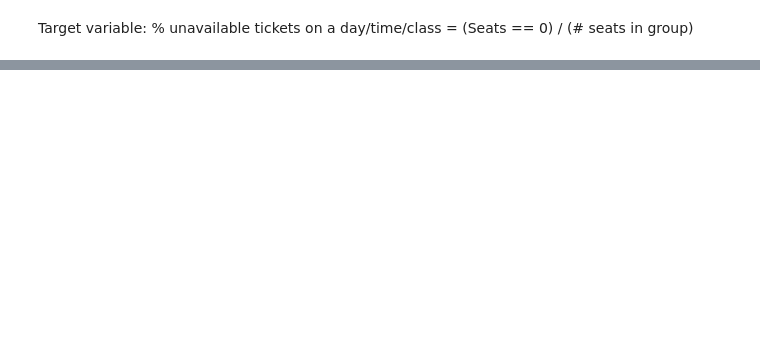
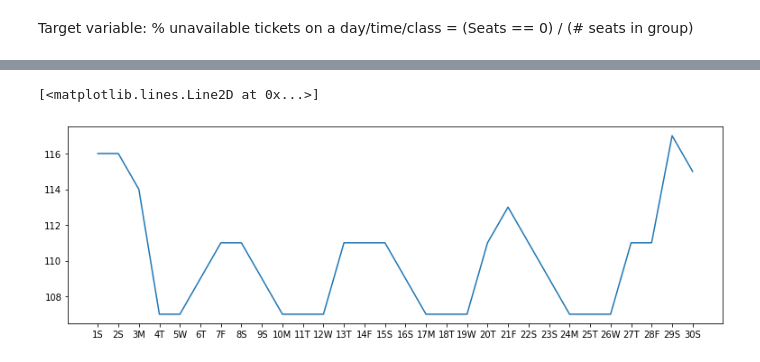
Before and after one commit to umarmf/tiket-scrape, a Jupyter notebook: notebooks/Tiket.com Train Ticket Scraper.ipynb, the cells around one changed output, grey strips where cells are left out. Drawn from its saved outputs; the diff is of its cells as text; code cells hidden in the pictures; blank space fills up the shorter version.

```diff
--- a/notebooks/Tiket.com Train Ticket Scraper.ipynb
+++ b/notebooks/Tiket.com Train Ticket Scraper.ipynb
@@ -203,0 +248,4 @@ after next two days, average avaialiblity = 40%
+# %%
+check_date = '2020-01-24'
+df_one = df[df['scrape_date'] == check_date]
+df_one['depart_date'].describe()
@@ -203,0 +266,2 @@ after next two days, average avaialiblity = 40%
+# %%
+df_one_bd = df_one[df_one['arrival_station'] == 'bd']
@@ -203,0 +275,12 @@ after next two days, average avaialiblity = 40%
+# %%
+tickets_by_date = df_one_bd.depart_date.value_counts().sort_index().reset_index()
+tickets_by_date = tickets_by_date.rename(columns={"index": "depart_date", "depart_date": "trains"})
+tickets_by_date['day_of_week'] = tickets_by_date['depart_date'].dt.day_name()
+tickets_by_date['days_after_scrape'] = (tickets_by_date['depart_date'] - pd.to_datetime(check_date)).dt.days
+tickets_by_date['x_axis'] = tickets_by_date['days_after_scrape'].astype(str) + tickets_by_date['day_of_week'].str.slice(0,1, 1)
+# %%
+plt.figure(figsize=(13,4))
+plt.plot('x_axis', 'trains', data = tickets_by_date)
+# %% [output]
+[<matplotlib.lines.Line2D at 0x...>]
+[figure, added]
```
Also changed, not shown: parts of 60 cells of this notebook.
